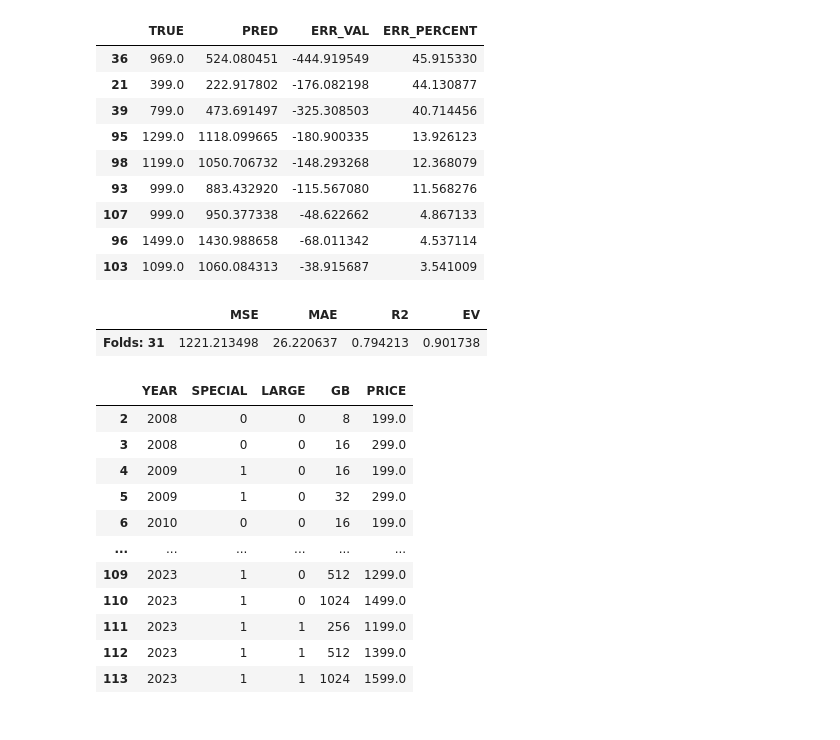
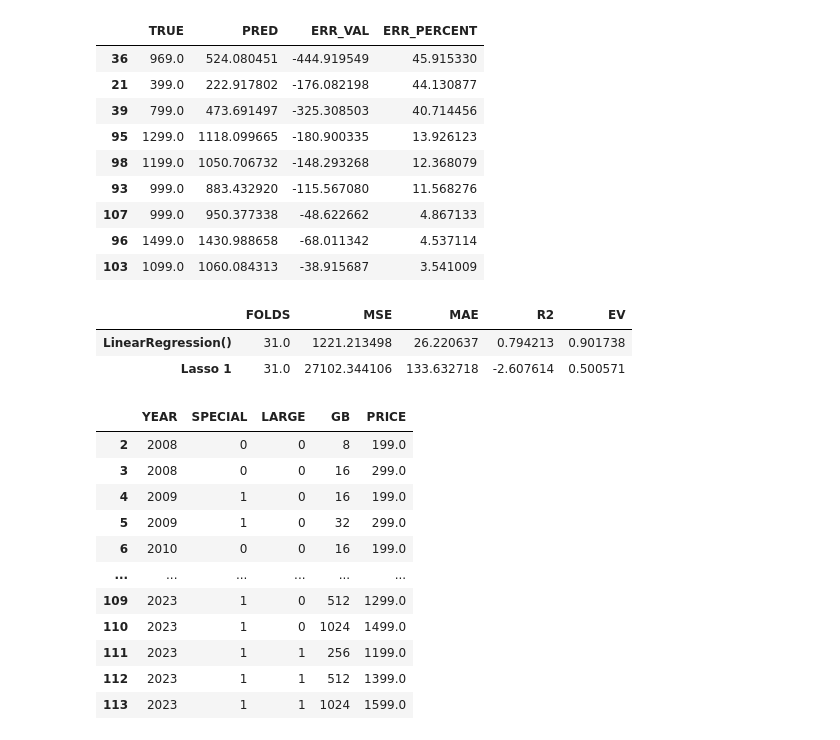
Before and after one commit to Tahsin-T-Ahmed/iphone-price-prediction-ai, a Jupyter notebook: model.ipynb, the cells around one changed output. Saved outputs shown, nothing was run; the diff lists cells and outputs as text; code cells hidden in the pictures.

Commit message:
Lasso Regression (1) metrics: MSE, MAE, R2, EV; displayed and compared to Linear Regression

```diff
--- a/model.ipynb
+++ b/model.ipynb
@@ -380,13 +380,24 @@ dtype: float64
 | 107 | 999.0 | 950.377338 | -48.622662 | 4.867133 |
 | 96 | 1499.0 | 1430.988658 | -68.011342 | 4.537114 |
 | 103 | 1099.0 | 1060.084313 | -38.915687 | 3.541009 |
-# %%
-## LASSO 1 METRICS
-
-metrics
-# %% [output]
-|  | MSE | MAE | R2 | EV |
-| Folds: 31 | 1221.213498 | 26.220637 | 0.794213 | 0.901738 |
+# %%
+## LASSO 1 METRICS
+
+cvfolds_lasso1 = 31
+
+metrics.loc["Lasso 1", "FOLDS"] = cvfolds_lasso1
+metrics.loc["Lasso 1", "MSE"] = cross_validate(lasso1reg, X_lasso1, y_lasso1, scoring="neg_mean_squared_error", cv=cvfolds_lasso1)["test_score"].mean() * -1
+metrics.loc["Lasso 1", "MAE"] = cross_validate(lasso1reg, X_lasso1, y_lasso1, scoring="neg_mean_absolute_error", cv=cvfolds_lasso1)["test_score"].mean() * -1
+metrics.loc["Lasso 1", "R2"] = cross_validate(lasso1reg, X_lasso1, y_lasso1, scoring="r2", cv=cvfolds_lasso1)["test_score"].mean()
+metrics.loc["Lasso 1", "EV"] = cross_validate(lasso1reg, X_lasso1, y_lasso1, scoring="explained_variance", cv=cvfolds_lasso1)["test_score"].mean()
+
+metrics
+
+# WE OBSERVE THAT STANDARD LASSO REGRESSION IS NOWHERE NEAR AS POWERFUL AS LINEAR REGRESSION (WITH GB DUMMIES)
+# %% [output]
+|  | FOLDS | MSE | MAE | R2 | EV |
+| LinearRegression() | 31.0 | 1221.213498 | 26.220637 | 0.794213 | 0.901738 |
+| Lasso 1 | 31.0 | 27102.344106 | 133.632718 | -2.607614 | 0.500571 |
 # %%
 saveOutput(iphones, "iphones_output.csv")
 saveOutput(iphones_linreg, "iphones_linreg_output.csv")
```
